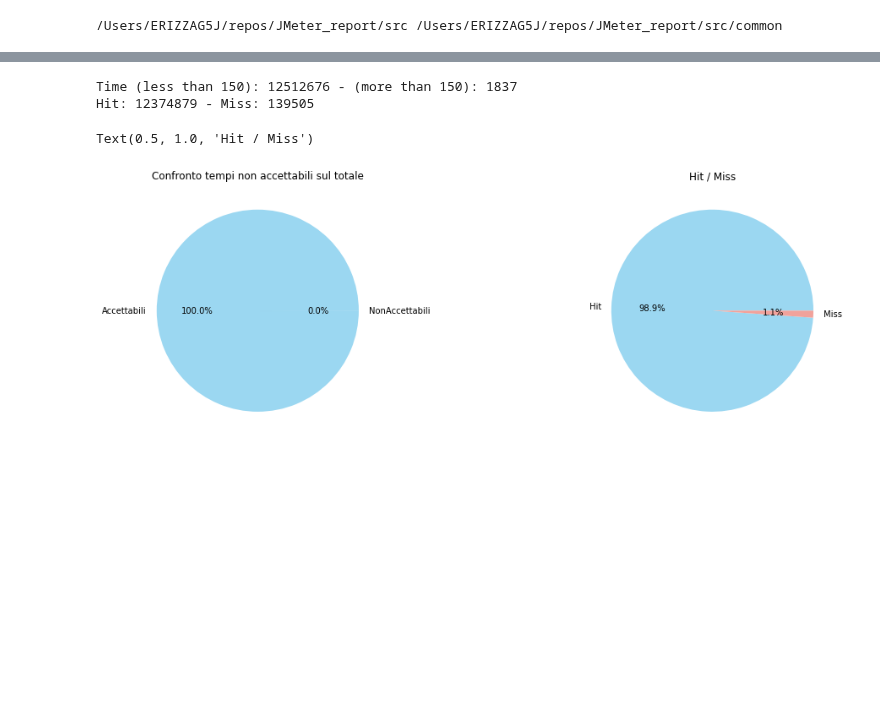
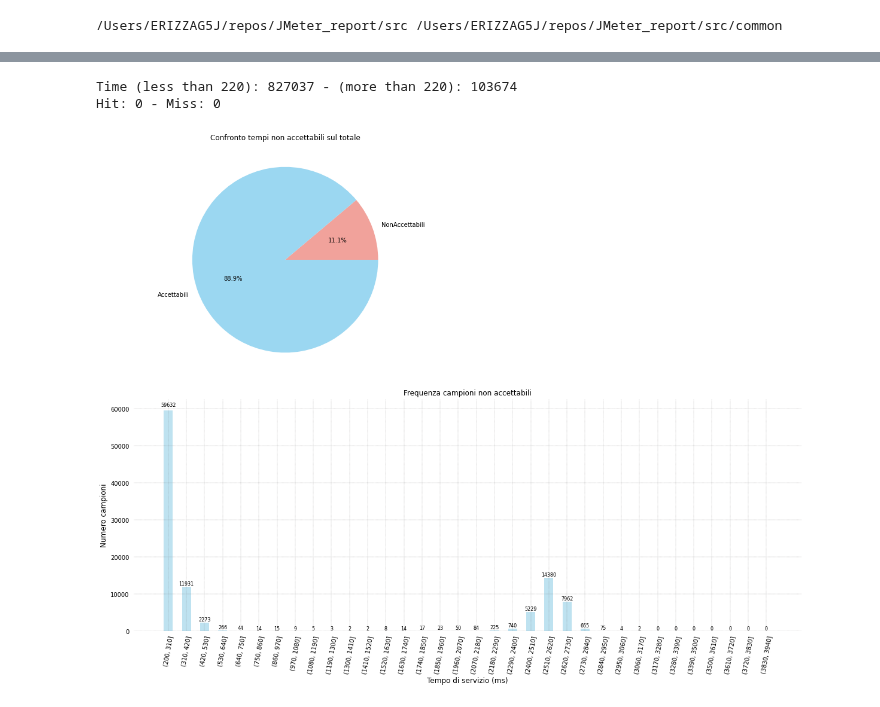
Before and after one commit to p-giovanni/JMeter_report, a Jupyter notebook: notebook/JMeter_JTL_analisys.ipynb, the cells around one changed output, grey strips where cells are left out. Saved outputs shown, nothing was run; the diff lists cells and outputs as text; code cells hidden in the pictures; blank space fills up the shorter version.

Commit message:
New chart.

```diff
--- a/notebook/JMeter_JTL_analisys.ipynb
+++ b/notebook/JMeter_JTL_analisys.ipynb
@@ -105,8 +107,9 @@ unacceptable_elapsed.sort_values('elapsed', ascending=False).head(10)
 # --------------------------------------------------------------
 # CONFIG SECTION
 # --------------------------------------------------------------
-max_elapsed = 150
-cache_chart = True
+max_elapsed = 220
+cache_chart = False
+frequency_chart = True
 
 # --------------------------------------------------------------
 # DATA SECTION
@@ -121,46 +124,72 @@ acceptable_num = total_transactions - unacceptable_elapsed_num
 
 print("Time (less than {t}): {ok} - (more than {t}): {ko}".format(ok=acceptable_num, ko=unacceptable_elapsed_num,t=max_elapsed))
 
 mask = (df["CACHE_HIT"] == "Miss") & (df["responseCode"] == 200) & (df['CACHE_HIT'].notnull())
 miss_num = df.loc[mask,"CACHE_HIT"].shape[0]
 mask = (df["CACHE_HIT"] == "Hit") & (df["responseCode"] == 200) & (df['CACHE_HIT'].notnull())
 hit_num = df.loc[mask,"CACHE_HIT"].shape[0]
 
 print("Hit: {hit} - Miss: {miss}".format(hit=hit_num, miss=miss_num))
 
+mask = (df["elapsed"] > max_elapsed) & (df["responseCode"] == 200)
+unacceptable_elapsed = df.loc[mask,['asset_id', 'elapsed','responseCode']]
+
+cut_bins = list(range(200, 4000, 110))
+unacceptable_elapsed['elapsed binned'] = pd.cut(unacceptable_elapsed['elapsed'], bins=cut_bins, right=True)
+frequencies = unacceptable_elapsed['elapsed binned'].value_counts(sort=False)
+
 # --------------------------------------------------------------
 # CHART SECTION
 # --------------------------------------------------------------
-fig = plt.figure(figsize=(15, 20))
-gs1 = gridspec.GridSpec(1, 2
+fig = plt.figure(figsize=(20, 15))
+gs1 = gridspec.GridSpec(2, 2
                        ,figure=fig
                        ,hspace=0.1
-                       ,wspace=0.8)
+                       ,wspace=0.2)
 ax = []
 idx = 0
 ax.append(fig.add_subplot(gs1[0,0]))
 
 labels = ["NonAccettabili", "Accettabili"]
 
 acceptable_color = "#f1a29b"
 unacceptable_color = "#9bd7f1"
 chart_unacc_acc = [unacceptable_elapsed_num, acceptable_num]
 
-ax[idx].pie(chart_unacc_acc, labels=labels, colors=[aceptable_color, unaceptable_color], autopct='%1.1f%%')
+ax[idx].pie(chart_unacc_acc, labels=labels, colors=[acceptable_color, unacceptable_color], autopct='%1.1f%%')
 ax[idx].set_title("Confronto tempi non accettabili sul totale", fontsize=12)
 
-idx += 1
-ax.append(fig.add_subplot(gs1[0,1]))
+if cache_chart == True:
+    idx += 1
+    ax.append(fig.add_subplot(gs1[0,1]))
 
-labels = ["Hit", "Miss"]
-chart_hit_miss = [hit_num, miss_num]
-hit_color = "#9bd7f1"
-miss_color = "#f1a29b"
+    labels = ["Hit", "Miss"]
+    chart_hit_miss = [hit_num, miss_num]
+    hit_color = "#9bd7f1"
+    miss_color = "#f1a29b"
 
-ax[idx].pie(chart_hit_miss, labels=labels, colors=[hit_color, miss_color], autopct='%1.1f%%')
-ax[idx].set_title("Hit / Miss", fontsize=12)
+    ax[idx].pie(chart_hit_miss, labels=labels, colors=[hit_color, miss_color], autopct='%1.1f%%')
+    ax[idx].set_title("Hit / Miss", fontsize=12)
+
+if frequency_chart == True:
+    idx += 1
+    ax.append(fig.add_subplot(gs1[1,:]))
+
+    y = frequencies
+    x = frequencies.index.astype(str)
+    set_axes_common_properties(ax[idx], no_grid=False)
+    ax[idx].set_title("Frequenza campioni non accettabili", fontsize=12)
+    ax[idx].set_ylabel("Numero campioni", fontsize=12)
+    ax[idx].set_xlabel("Tempo di servizio (ms)", fontsize=12)
+
+    width = 0.5
+    colors = ["#BEE2F0", "#d5d5d5", "#c87607"]
+    rects = ax[idx].bar(x, y, width=width, color=colors[0], label="elapsed-frequency label")
+    ax[idx].set_xticklabels(x, rotation=80)
+    remove_tick_lines('y', ax[idx])
+    remove_tick_lines('x', ax[idx])
+    autolabel(rects, ax[idx], 1)
 # %% [output]
-Time (less than 150): 12512676 - (more than 150): 1837
-Hit: 12374879 - Miss: 139505
+Time (less than 220): 827037 - (more than 220): 103674
+Hit: 0 - Miss: 0
-Text(0.5, 1.0, 'Hit / Miss')
-[figure, old version]
+[figure, new version]
```
Also changed, not shown: parts of 6 cells of this notebook, 2 other files.
